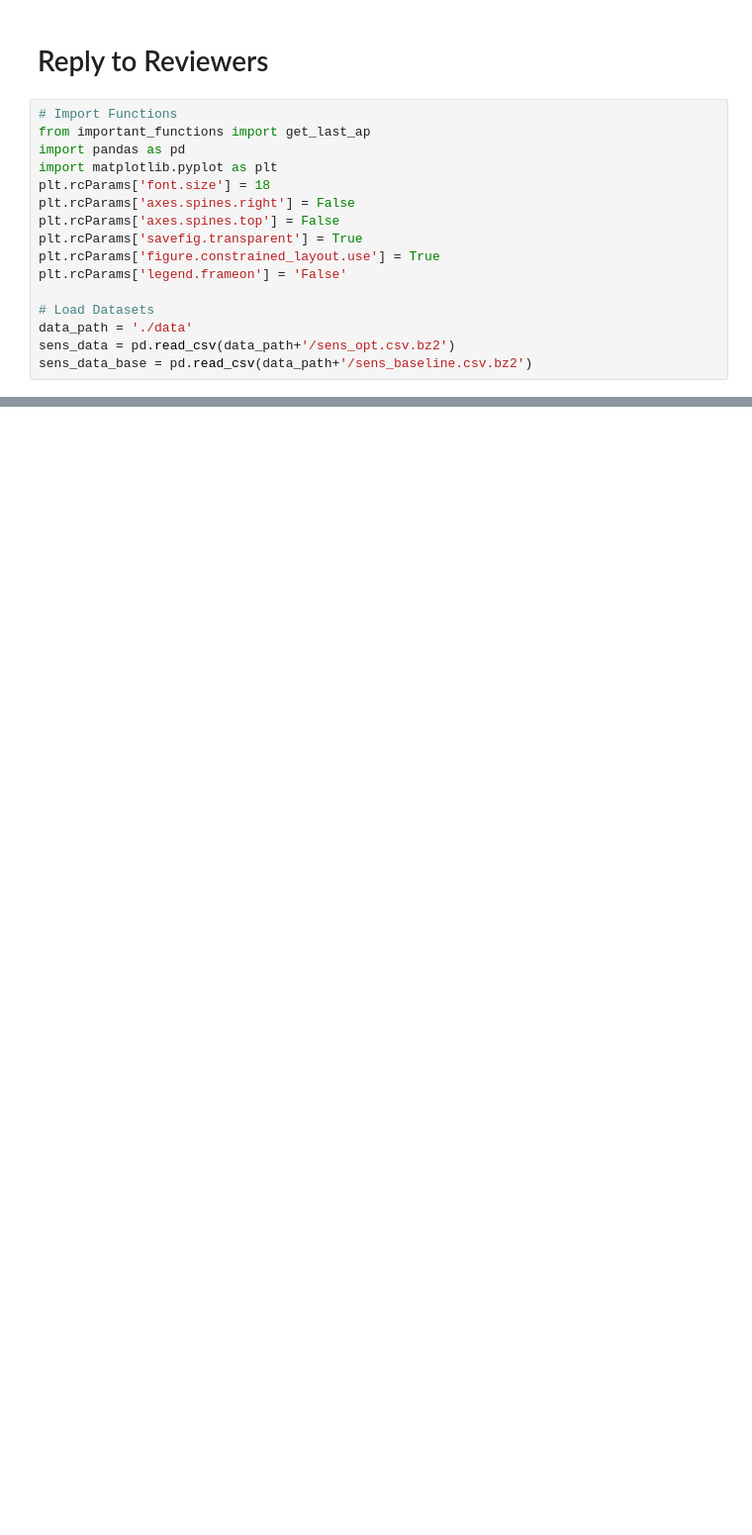
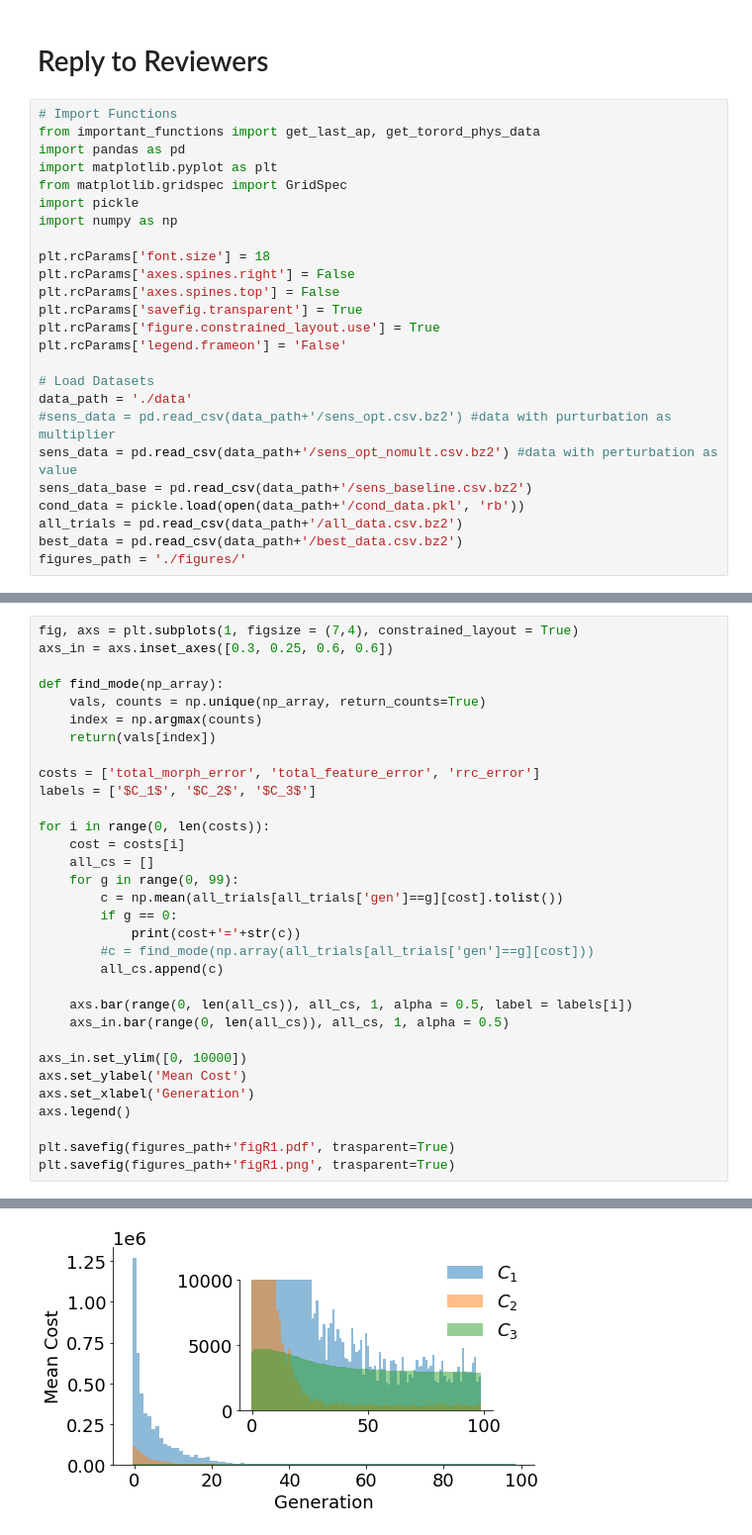
Before and after one commit to Christini-Lab/rrc-conductance-profile, a Jupyter notebook: reviewer_response.ipynb, the cells around one changed output, grey strips where cells are left out. Shown at 99% size. Cells and saved outputs as stored; diff of their text form; blank space fills up the shorter version.

```diff
--- a/reviewer_response.ipynb
+++ b/reviewer_response.ipynb
@@ -2,9 +2,13 @@
 # Reply to Reviewers
 # %%
 # Import Functions
-from important_functions import get_last_ap
+from important_functions import get_last_ap, get_torord_phys_data
 import pandas as pd
 import matplotlib.pyplot as plt
+from matplotlib.gridspec import GridSpec
+import pickle
+import numpy as np
+
 plt.rcParams['font.size'] = 18
 plt.rcParams['axes.spines.right'] = False
 plt.rcParams['axes.spines.top'] = False
@@ -14,8 +18,13 @@ plt.rcParams['legend.frameon'] = 'False'
 
 # Load Datasets
 data_path = './data'
-sens_data = pd.read_csv(data_path+'/sens_opt.csv.bz2')
+#sens_data = pd.read_csv(data_path+'/sens_opt.csv.bz2') #data with purturbation as multiplier
+sens_data = pd.read_csv(data_path+'/sens_opt_nomult.csv.bz2') #data with perturbation as value
 sens_data_base = pd.read_csv(data_path+'/sens_baseline.csv.bz2')
+cond_data = pickle.load(open(data_path+'/cond_data.pkl', 'rb'))
+all_trials = pd.read_csv(data_path+'/all_data.csv.bz2')
+best_data = pd.read_csv(data_path+'/best_data.csv.bz2')
+figures_path = './figures/'
 # %% [markdown]
 ### Reviewer 1 Responses
 
@@ -70,0 +48,33 @@ Text(0, 0.5, 'RRC (A/F)')
+# %%
+fig, axs = plt.subplots(1, figsize = (7,4), constrained_layout = True)
+axs_in = axs.inset_axes([0.3, 0.25, 0.6, 0.6])
+
+def find_mode(np_array):
+    vals, counts = np.unique(np_array, return_counts=True)
+    index = np.argmax(counts)
+    return(vals[index])
+
+costs = ['total_morph_error', 'total_feature_error', 'rrc_error']
+labels = ['$C_1$', '$C_2$', '$C_3$']
+
+for i in range(0, len(costs)):
+    cost = costs[i]
+    all_cs = []
+    for g in range(0, 99):
+        c = np.mean(all_trials[all_trials['gen']==g][cost].tolist())
+        if g == 0:
+            print(cost+'='+str(c))
+        #c = find_mode(np.array(all_trials[all_trials['gen']==g][cost]))
+        all_cs.append(c)
+
+    axs.bar(range(0, len(all_cs)), all_cs, 1, alpha = 0.5, label = labels[i])
+    axs_in.bar(range(0, len(all_cs)), all_cs, 1, alpha = 0.5)
+
+axs_in.set_ylim([0, 10000])
+axs.set_ylabel('Mean Cost')
+axs.set_xlabel('Generation')
+axs.legend()
+
+plt.savefig(figures_path+'figR1.pdf', trasparent=True)
+plt.savefig(figures_path+'figR1.png', trasparent=True)
+# %% [output]
@@ -70,0 +84 @@ Text(0, 0.5, 'RRC (A/F)')
+[figure, added]
```
Also changed, not shown: parts of 17 cells of this notebook, 21 other files.
